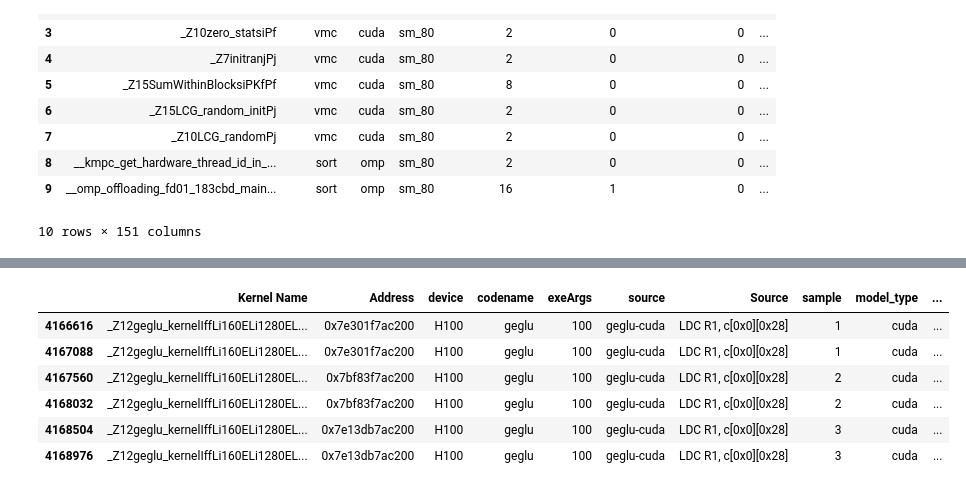
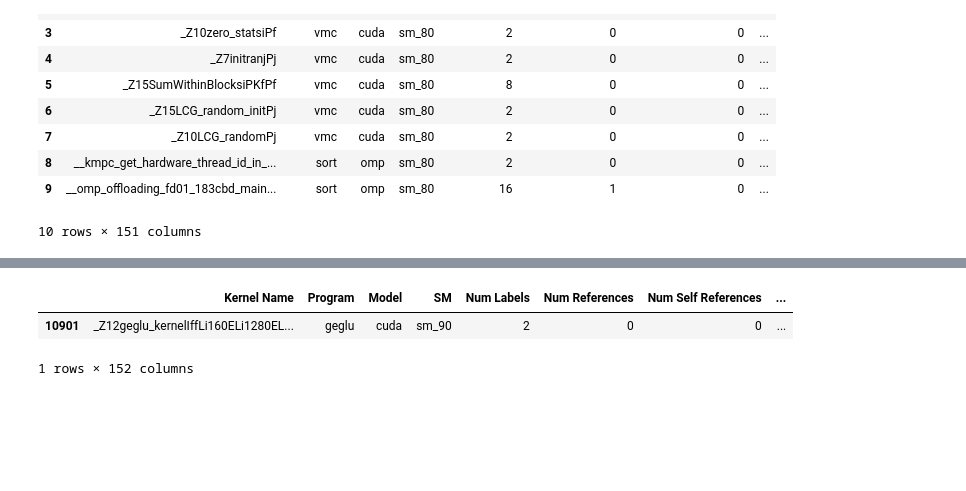
Before and after one commit to FLOPBench/SC26FLOPBench, a Jupyter notebook: cuda-profiling/collected-data/add_imix_data_to_perf_cntr_data.ipynb, the cells around one changed output, grey strips where cells are left out. Cells and saved outputs as stored; diff of their text form; code cells hidden in the pictures; blank space fills up the shorter version.

Commit message:
updated full dataset with imix data

```diff
--- a/cuda-profiling/collected-data/add_imix_data_to_perf_cntr_data.ipynb
+++ b/cuda-profiling/collected-data/add_imix_data_to_perf_cntr_data.ipynb
@@ -107,23 +124,3 @@ display(sass.head(10))
 | 8 | __kmpc_get_hardware_thread_id_in_... | sort | omp | sm_80 | 2 | 0 | 0 | ... |
 | 9 | __omp_offloading_fd01_183cbd_main... | sort | omp | sm_80 | 16 | 1 | 0 | ... |
 10 rows × 151 columns
-# %%
-sass_columns_to_keep = [
-    'Kernel Name',
-    'Address',
-    'device',
-    'codename',
-    'exeArgs',
-    'source',
-    'Source',
-    'sample',
-    'model_type',
-    'Demangled Name',
-]
-sass = sass[sass_columns_to_keep]
-# %%
-sass = sass.sort_values(by = ['codename', 'Kernel Name', 'device', 'exeArgs', 'source', 'sample', 'model_type', 'Demangled Name'], ignore_index=True)
-
-# for each column, we need to make sure it's a string and strip it
-for col in sass_columns_to_keep:
-    sass[col] = sass[col].astype(str).str.strip()
@@ -149,0 +127,5 @@ display(subset)
+# %%
+# need to rename some of the columns and make a few new ones to match the NCU data
+# some of the rows in the imix data will not appear in the perf counter data, as some functions are __device__ functions that are inlined or called by the __global__ kernels
+
+sass['source'] = sass['Program'] + '-' + sass['Model']
@@ -149,0 +147,15 @@ display(subset)
+# %%
+
+def fix_omp_kernel_name(x):
+    if '__omp_offloading' in x:
+        # we need to do a regex here to extract the function name after the following
+        # possible string patterns:
+        # __omp_offloading_fd01_2c7d38_
+        # __omp_offloading_10305_2b800c7_
+        match = re.search(r'__omp_offloading_.*?_.*?_(.+)$', x)
+        if match:
+            return match.group(1)
+    return x
+
+df['Kernel Name'] = df['Kernel Name'].apply(lambda x: fix_omp_kernel_name(x))
+sass['Kernel Name'] = sass['Kernel Name'].apply(lambda x: fix_omp_kernel_name(x))
@@ -150,15 +200,10 @@ display(subset)
 # %%
 
 subset = sass[(sass['Kernel Name'] == '_Z12geglu_kernelIffLi160ELi1280ELi8ELi2EEvPT_PKS0_') &
-              (sass['device'] == 'H100') &
-              (sass['Address'].str.contains('ac200'))]
+              (sass['SM'] == 'sm_90')]
 
 display(subset)
 # %% [output]
-|  | Kernel Name | Address | device | codename | exeArgs | source | Source | sample | model_type | ... |
-| 4166616 | _Z12geglu_kernelIffLi160ELi1280EL... | 0x7e301f7ac200 | H100 | geglu | 100 | geglu-cuda | LDC R1, c[0x0][0x28] | 1 | cuda | ... |
-| 4167088 | _Z12geglu_kernelIffLi160ELi1280EL... | 0x7e301f7ac200 | H100 | geglu | 100 | geglu-cuda | LDC R1, c[0x0][0x28] | 1 | cuda | ... |
-| 4167560 | _Z12geglu_kernelIffLi160ELi1280EL... | 0x7bf83f7ac200 | H100 | geglu | 100 | geglu-cuda | LDC R1, c[0x0][0x28] | 2 | cuda | ... |
-| 4168032 | _Z12geglu_kernelIffLi160ELi1280EL... | 0x7bf83f7ac200 | H100 | geglu | 100 | geglu-cuda | LDC R1, c[0x0][0x28] | 2 | cuda | ... |
-| 4168504 | _Z12geglu_kernelIffLi160ELi1280EL... | 0x7e13db7ac200 | H100 | geglu | 100 | geglu-cuda | LDC R1, c[0x0][0x28] | 3 | cuda | ... |
-| 4168976 | _Z12geglu_kernelIffLi160ELi1280EL... | 0x7e13db7ac200 | H100 | geglu | 100 | geglu-cuda | LDC R1, c[0x0][0x28] | 3 | cuda | ... |
+|  | Kernel Name | Program | Model | SM | Num Labels | Num References | Num Self References | ... |
+| 10901 | _Z12geglu_kernelIffLi160ELi1280EL... | geglu | cuda | sm_90 | 2 | 0 | 0 | ... |
+1 rows × 152 columns
```
Also changed, not shown: parts of 29 cells of this notebook, 1 other file.
